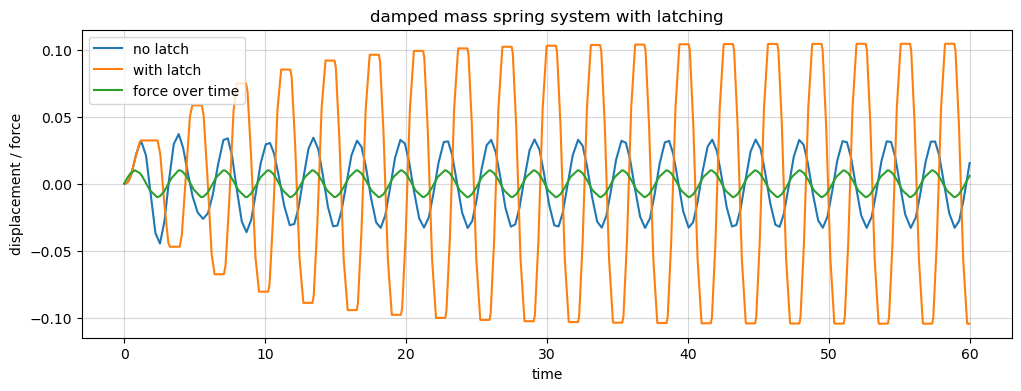
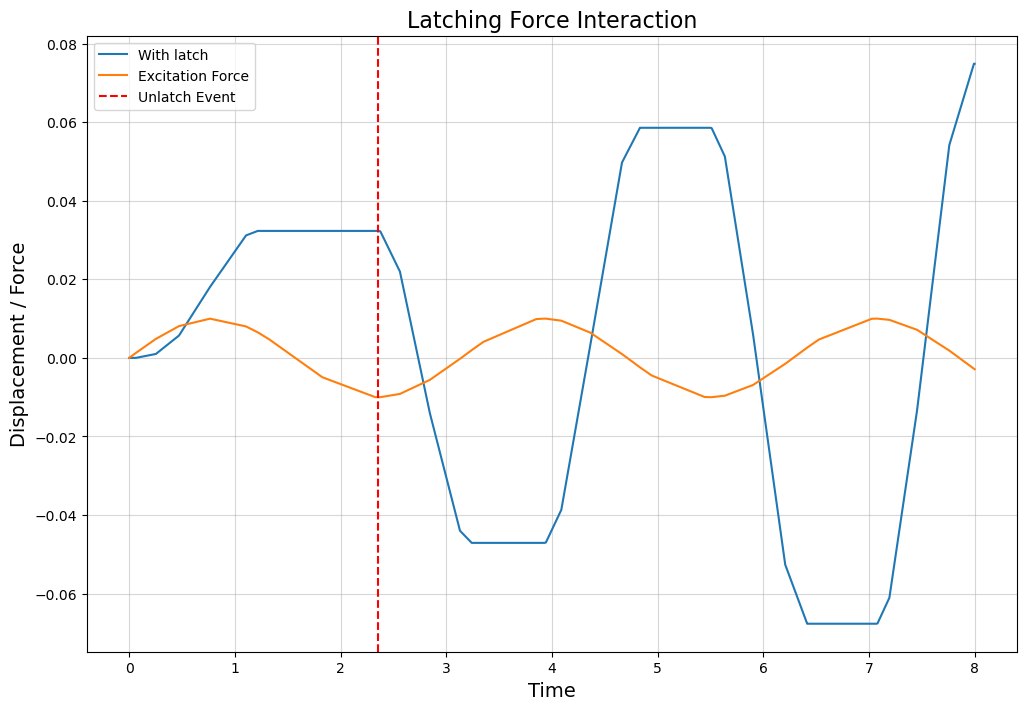
Code edit (unified diff) that turned the first committed figure into the second:
--- before
+++ after
@@ -2,5 +2,5 @@
 
 # set timespan
-t_span = (0, 60)
+t_span = (0, 8)
 
 # create storage of values
@@ -13,4 +13,5 @@
 x = []
 xdot = []
+t_unlatch = []
 
 
@@ -70,4 +71,6 @@
 
     print(f'unlatch event detected at t = {sol.t_events}')
+    if sol.t_events[0].size > 0:
+        t_unlatch.append(sol.t_events[0][0])
 
     '''----------------------------spring phase ----------------------------------------'''
@@ -108,4 +111,6 @@
 
     print(f'unlatch event detected at t = {sol.t_events}')
+    if sol.t_events[0].size > 0:
+        t_unlatch.append(sol.t_events[0][0])
 
 
@@ -117,11 +122,12 @@
 # plot results
 
-plt.figure(figsize=(12, 4))
-plt.title('damped mass spring system with latching')
-plt.plot(sol_no_latch.t, sol_no_latch.y[1], label='no latch')
-plt.plot(t, x, label='with latch')
-plt.plot(t, 1e-2 * np.sin(omega * np.array(t)), label='force over time')
-plt.xlabel('time')
-plt.ylabel('displacement / force')
+plt.figure(figsize=(12, 8))
+plt.title('Latching Force Interaction', fontsize=16)
+#plt.plot(sol_no_latch.t, sol_no_latch.y[1], label='no latch')
+plt.plot(t, x, label='With latch')
+plt.plot(t, 1e-2 * np.sin(omega * np.array(t)), label='Excitation Force')
+plt.axvline(t_unlatch[0], linestyle='--',color='r', label='Unlatch Event')
+plt.xlabel('Time', fontsize=14)
+plt.ylabel('Displacement / Force', fontsize=14)
 plt.legend()
 plt.grid(True, alpha=0.5)

Commit: combined results need to fix fixed control sim to acount for radiation damping update